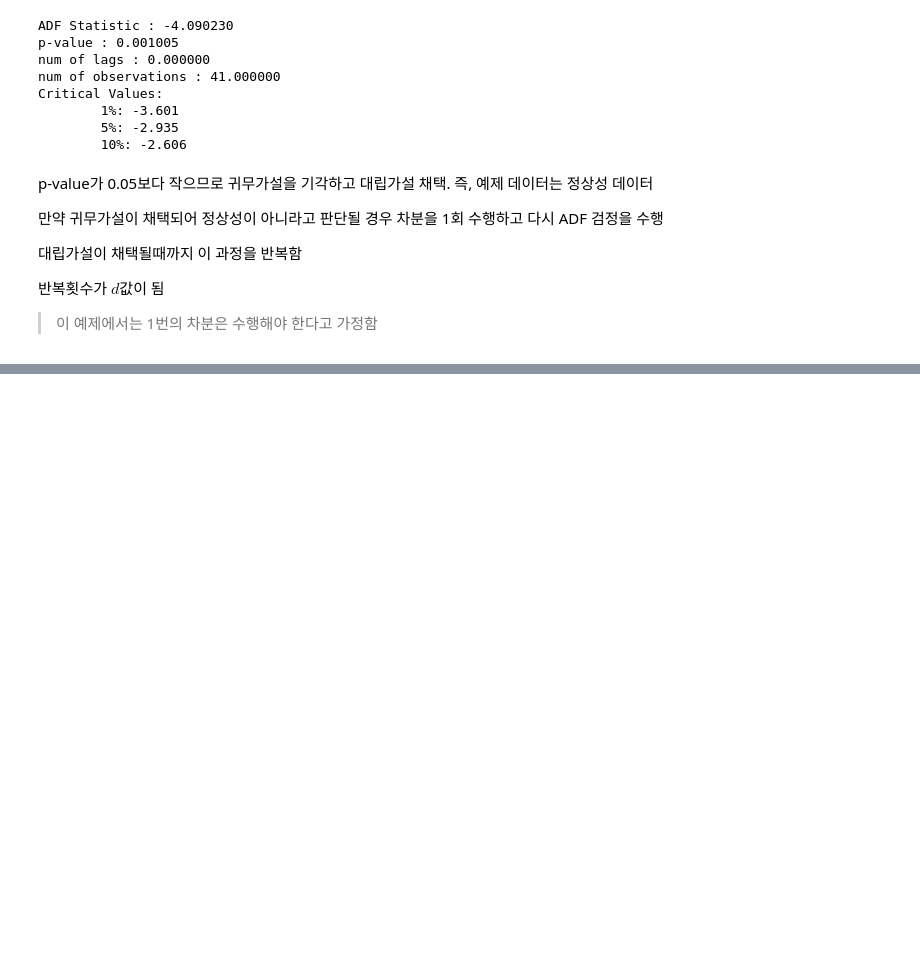
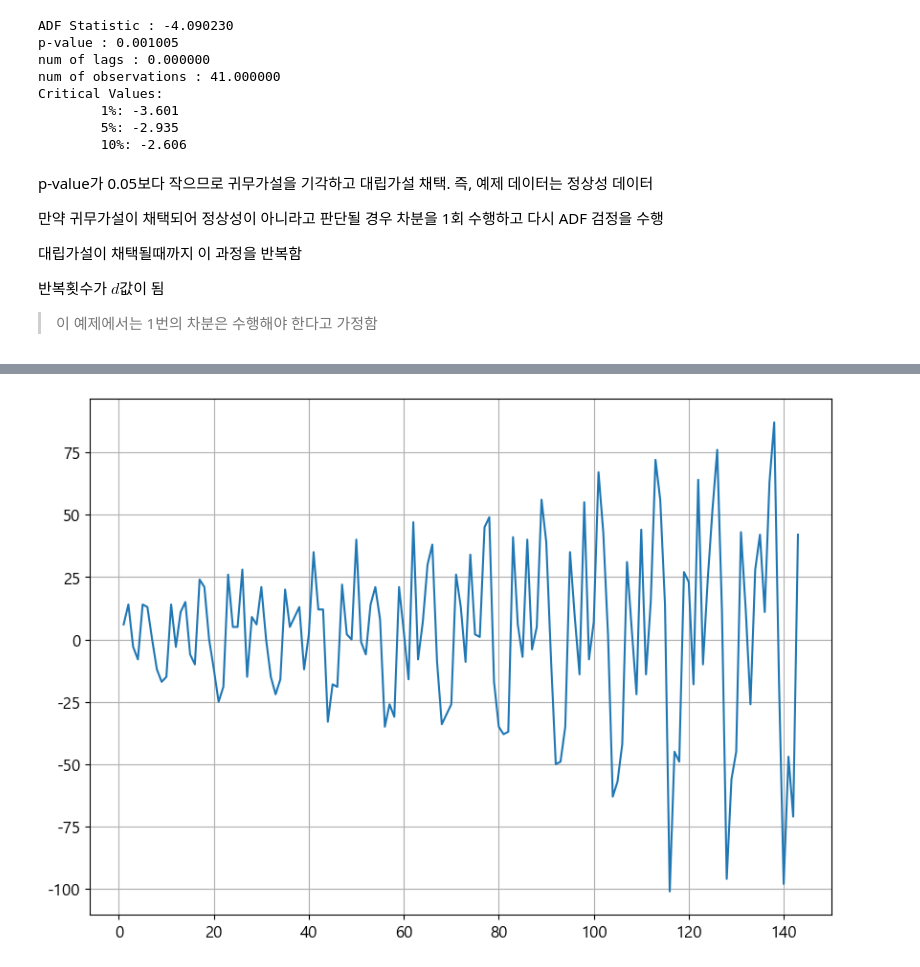
Before and after one commit to Jeeunun/Data_analysis_education_Closed, a Jupyter notebook: data_analysis/E.확증적_데이터_분석/06_시계열분석/03_시계열분석(정석).ipynb, the cells around one changed output, grey strips where cells are left out. Cells and saved outputs as stored; diff of their text form; code cells hidden in the pictures; blank space fills up the shorter version.

```diff
--- a/data_analysis/E.확증적_데이터_분석/06_시계열분석/03_시계열분석(정석).ipynb
+++ b/data_analysis/E.확증적_데이터_분석/06_시계열분석/03_시계열분석(정석).ipynb
@@ -147,4 +140,4 @@ p-value가 0.05보다 작으므로 귀무가설을 기각하고 대립가설 채
 # %%
-diff1 = df.diff().dropna()
-diff1.head()
+diff = df['Passengers'].diff().dropna()
+diff
 # %% [output]
@@ -158,0 +162,8 @@ diff1.head()
+# %%
+plt.figure()
+sb.lineplot(x=diff.index, y=diff.values)
+plt.grid()
+plt.show()
+plt.close()
+# %% [output]
+[figure, added]
```
Also changed, not shown: parts of 46 cells of this notebook.
